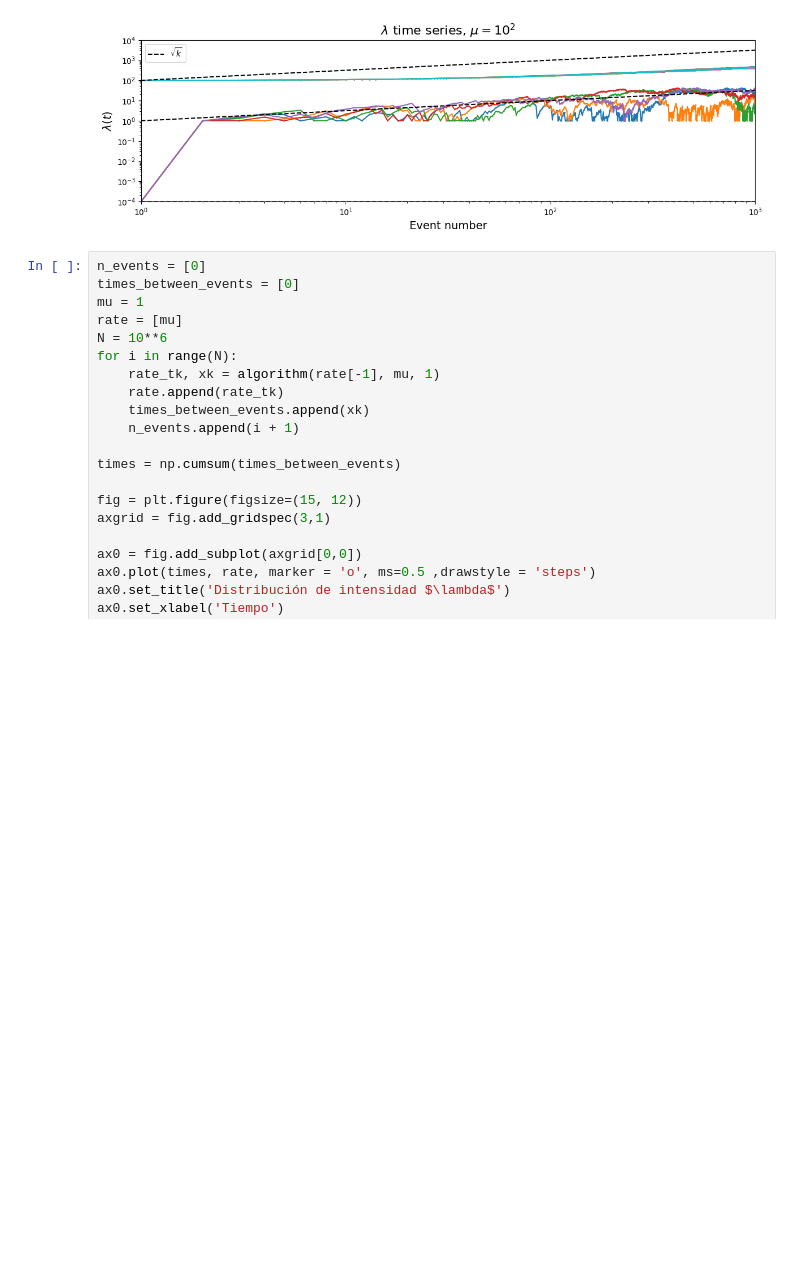
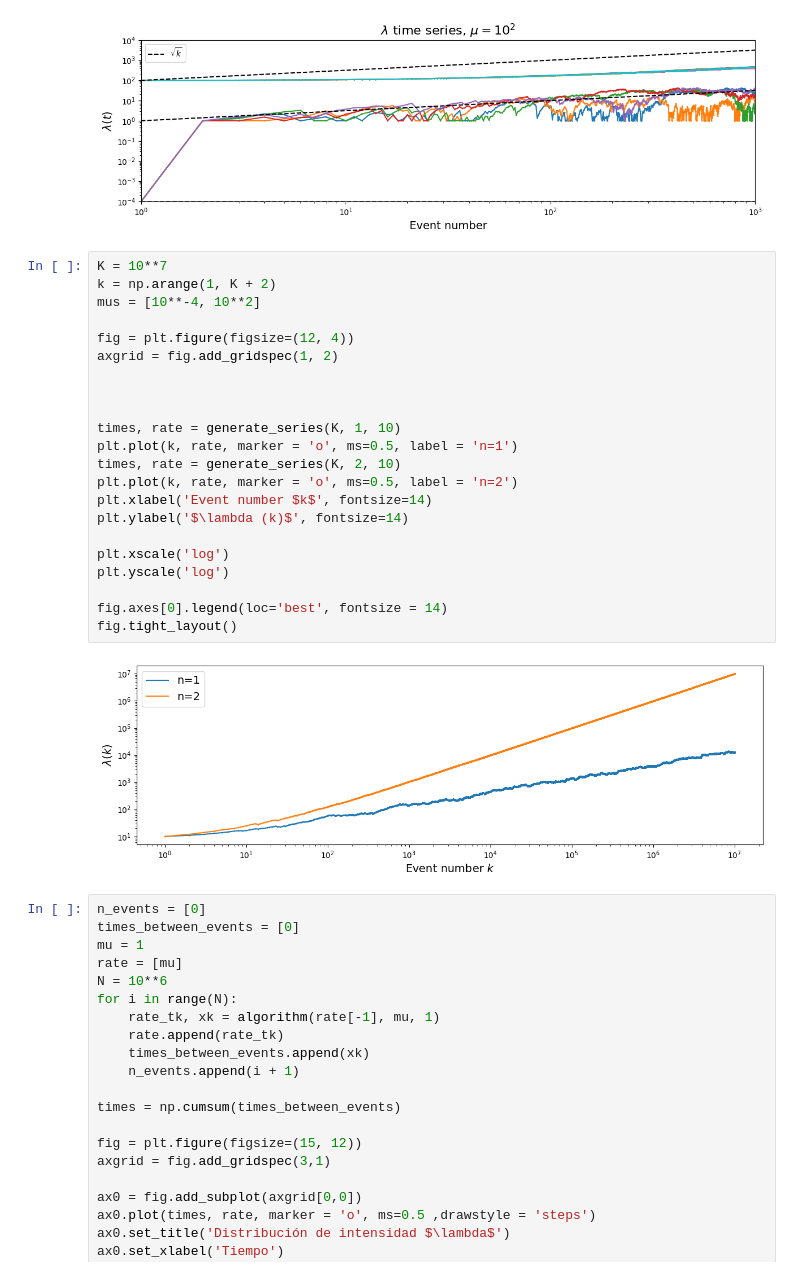
Before and after one commit to RivasAntonio/TFM, a Jupyter notebook: Códigos/Hawkes/Pruebas.ipynb, the cells around one changed output. Cells and saved outputs as stored; diff of their text form; blank space fills up the shorter version.

```diff
--- a/Códigos/Hawkes/Pruebas.ipynb
+++ b/Códigos/Hawkes/Pruebas.ipynb
@@ -181,6 +181,30 @@ fig.axes[0].legend(loc='best')
 fig.tight_layout()
 # %% [output]
 [figure]
+# %%
+K = 10**7
+k = np.arange(1, K + 2)
+mus = [10**-4, 10**2]
+
+fig = plt.figure(figsize=(12, 4))
+axgrid = fig.add_gridspec(1, 2)
+
+
+
+times, rate = generate_series(K, 1, 10)
+plt.plot(k, rate, marker = 'o', ms=0.5, label = 'n=1')
+times, rate = generate_series(K, 2, 10)
+plt.plot(k, rate, marker = 'o', ms=0.5, label = 'n=2')
+plt.xlabel('Event number $k$', fontsize=14)
+plt.ylabel('$\lambda (k)$', fontsize=14)
+
+plt.xscale('log')
+plt.yscale('log')
+
+fig.axes[0].legend(loc='best', fontsize = 14)
+fig.tight_layout()
+# %% [output]
+[figure, added]
 # %%
 n_events = [0]
 times_between_events = [0]
```
Also changed, not shown: 14 other files.
